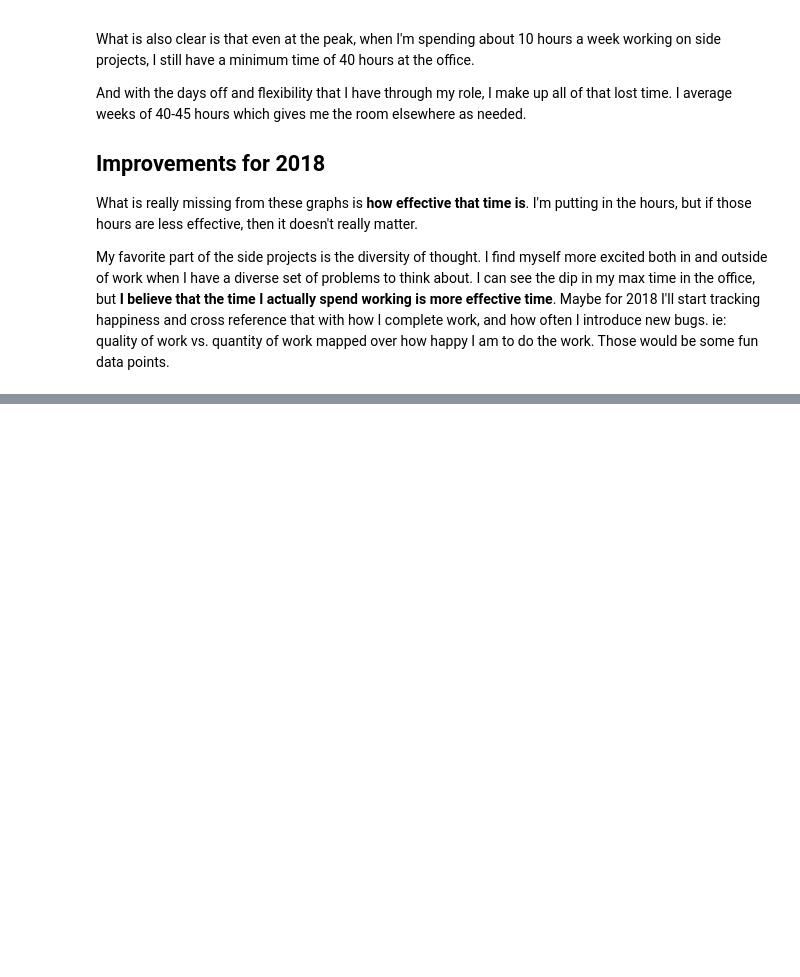
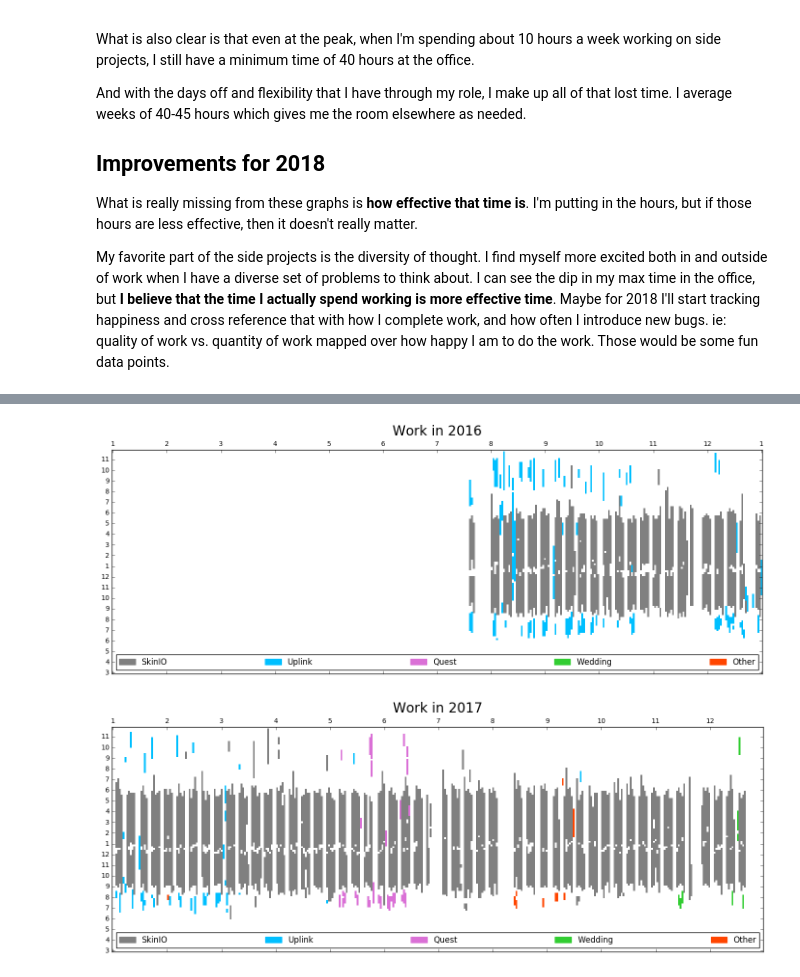
Before and after one commit to Tornquist/2017-Analysis, a Jupyter notebook: 2017-Analysis.ipynb, the cells around one changed output, grey strips where cells are left out. Saved outputs shown, nothing was run; the diff lists cells and outputs as text; code cells hidden in the pictures; blank space fills up the shorter version.

```diff
--- a/2017-Analysis.ipynb
+++ b/2017-Analysis.ipynb
@@ -442,25 +444,31 @@ The `Project` enum has a key `numerical_value()`. Even though the enum is backed
 # %%
-for project in Project.work():
-    project_data = FileHelper.get_by_project(project)
+def generate_year_matrix(groups_per_hour, start_hour, year, filename=None):
+    days = 366 if calendar.isleap(year) else 365
+    results = np.zeros((groups_per_hour*(24 - start_hour), days))
+    for project in Project.work():
+        project_data = FileHelper.get_by_project(project, filename)
 
-    for entry in project_data:
-        start_time = datetime.datetime.strptime(entry.start, '%I:%M %p')
-        end_time = datetime.datetime.strptime(entry.end, '%I:%M %p')
+        for entry in project_data:
+            start_time = datetime.datetime.strptime(entry.start, '%I:%M %p')
+            end_time = datetime.datetime.strptime(entry.end, '%I:%M %p')
 
-        start_time_minute_offset = round(start_time.minute/(60/GROUPS_PER_HOUR))
-        end_time_minuite_offset = round(end_time.minute/(60/GROUPS_PER_HOUR))
+            start_time_minute_offset = round(start_time.minute/(60/groups_per_hour))
+            end_time_minuite_offset = round(end_time.minute/(60/groups_per_hour))
 
-        start_time_index = start_time.hour * GROUPS_PER_HOUR + start_time_minute_offset
-        end_time_index = end_time.hour * GROUPS_PER_HOUR + end_time_minuite_offset
+            start_time_index = start_time.hour * groups_per_hour + start_time_minute_offset
+            end_time_index = end_time.hour * groups_per_hour + end_time_minuite_offset
 
-        start_time_index -= START_HOUR*GROUPS_PER_HOUR
-        end_time_index -= START_HOUR*GROUPS_PER_HOUR
+            start_time_index -= start_hour*groups_per_hour
+            end_time_index -= start_hour*groups_per_hour
 
-        date = datetime.datetime.strptime(entry.date, '%m/%d/%y')
-        day_of_year = date.timetuple().tm_yday
+            date = datetime.datetime.strptime(entry.date, '%m/%d/%y')
+            day_of_year = date.timetuple().tm_yday
 
-        for time_index in range(start_time_index, end_time_index + 1):
-            year_matrix[time_index][day_of_year] = entry.project.numerical_value()
+            for time_index in range(start_time_index, end_time_index + 1):
+                results[time_index][day_of_year-1] = entry.project.numerical_value()
+    return results
+
+year_matrix = generate_year_matrix(GROUPS_PER_HOUR, START_HOUR, 2017)
 # %% [markdown]
 ## All 2017 Work Results
 
@@ -962,0 +981,12 @@ My favorite part of the side projects is the diversity of thought. I find myself
+# %%
+GROUPS_PER_HOUR = 6
+START_HOUR = 3
+
+year_matrix_2016 = generate_year_matrix(GROUPS_PER_HOUR, START_HOUR, 2016, "2016-Records.csv")
+year_matrix_2017 = generate_year_matrix(GROUPS_PER_HOUR, START_HOUR, 2017)
+
+display_year_matrix("Work in 2016", year_matrix_2016, START_HOUR)
+display_year_matrix("Work in 2017", year_matrix_2017, START_HOUR)
+# %% [output]
+[figure, added]
+[figure, added]
```
Also changed, not shown: parts of 8 cells of this notebook, 1 other file.
